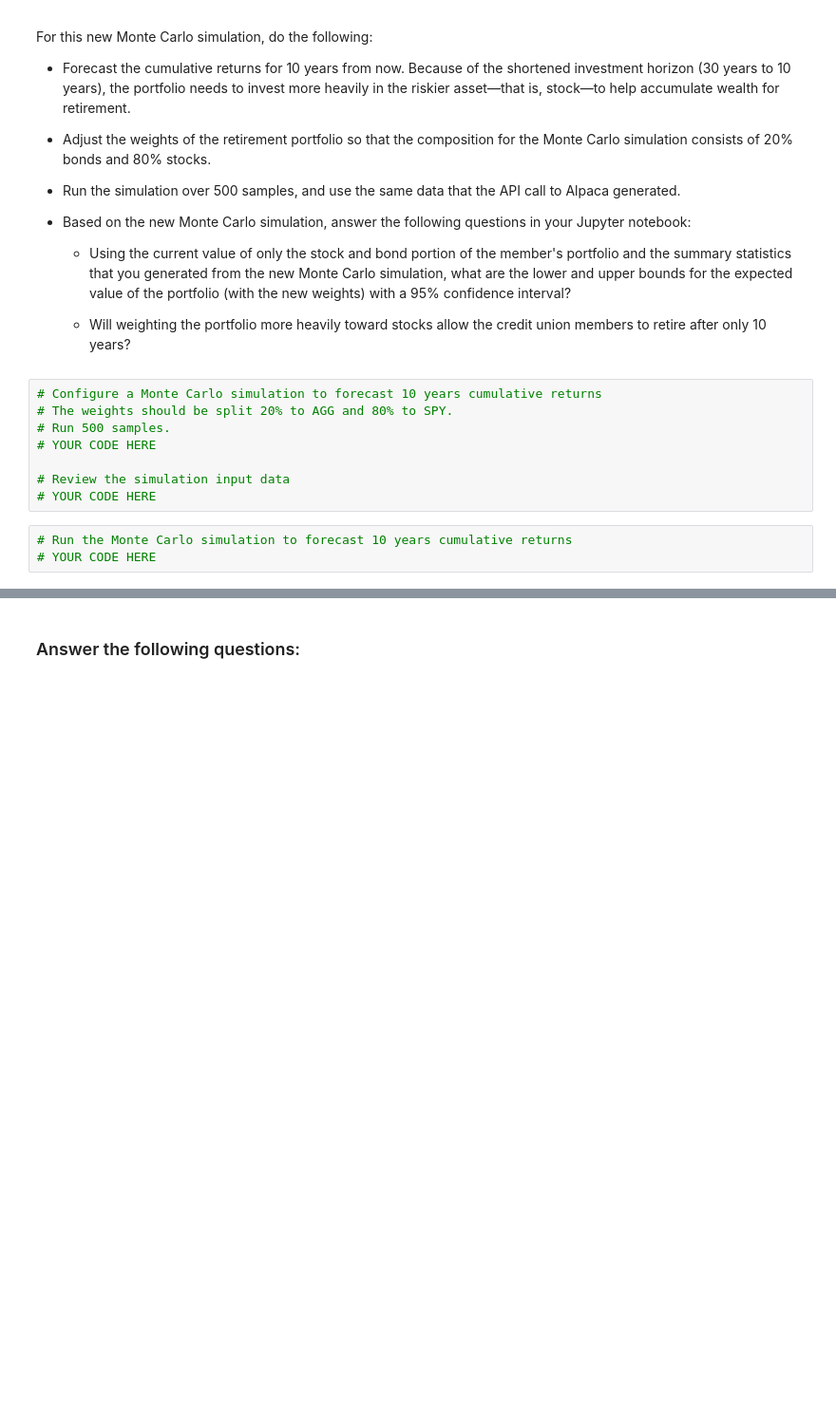
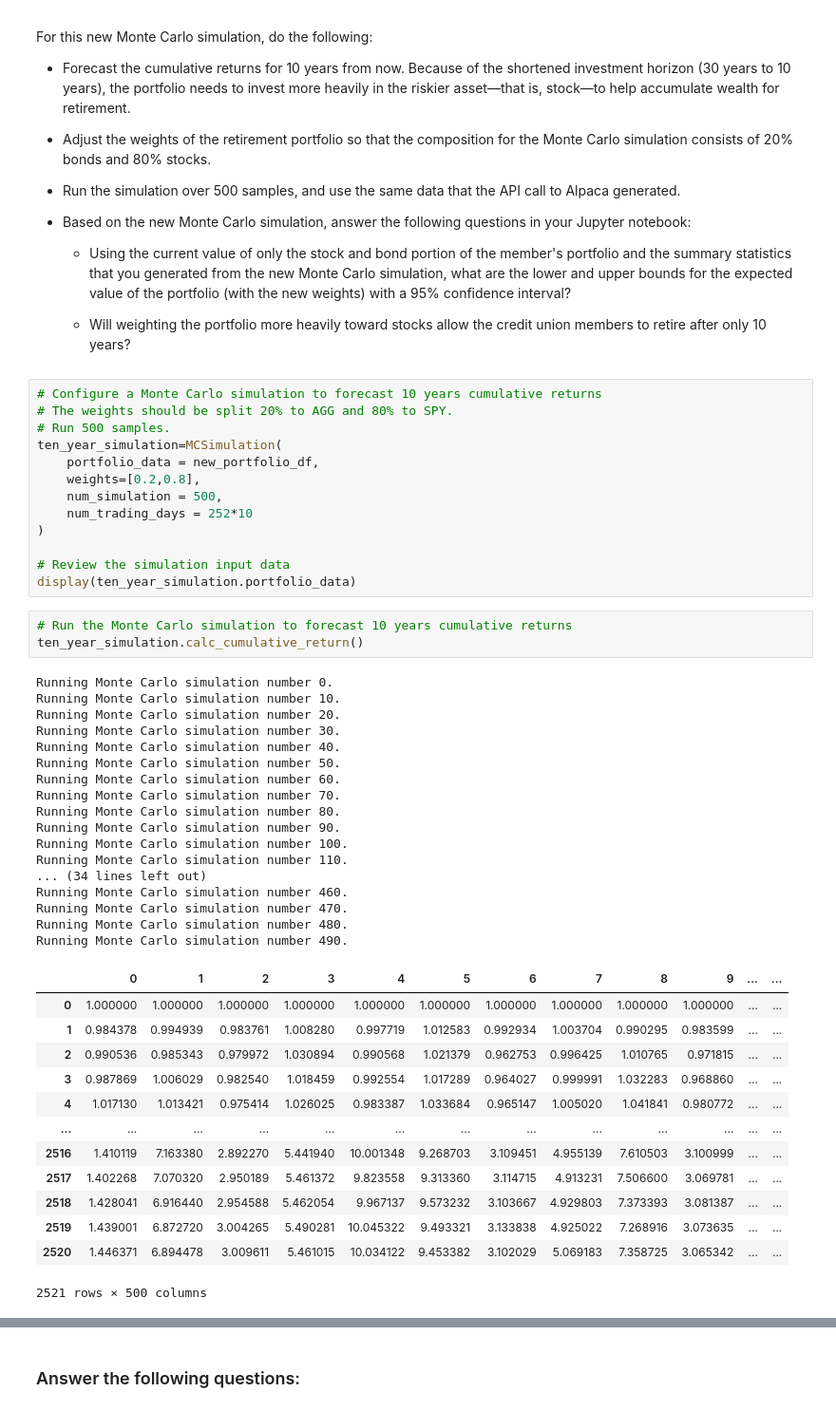
Before and after one commit to druchkamgar/Challenge_5, a Jupyter notebook: Starter_Code/financial_planning_tools.ipynb, the cells around one changed output, grey strips where cells are left out. Shown: that part at 95% size. Saved outputs shown, nothing was run; the diff lists cells and outputs as text; blank space fills up the shorter version.

```diff
--- a/Starter_Code/financial_planning_tools.ipynb
+++ b/Starter_Code/financial_planning_tools.ipynb
@@ -502,13 +536,49 @@ For this new Monte Carlo simulation, do the following:
 # Configure a Monte Carlo simulation to forecast 10 years cumulative returns
 # The weights should be split 20% to AGG and 80% to SPY.
 # Run 500 samples.
-# YOUR CODE HERE
+ten_year_simulation=MCSimulation(
+    portfolio_data = new_portfolio_df,
+    weights=[0.2,0.8],
+    num_simulation = 500,
+    num_trading_days = 252*10
+)
 
 # Review the simulation input data
-# YOUR CODE HERE
+display(ten_year_simulation.portfolio_data)
 # %%
 # Run the Monte Carlo simulation to forecast 10 years cumulative returns
-# YOUR CODE HERE
+ten_year_simulation.calc_cumulative_return()
+# %% [output]
+Running Monte Carlo simulation number 0.
+Running Monte Carlo simulation number 10.
+Running Monte Carlo simulation number 20.
+Running Monte Carlo simulation number 30.
+Running Monte Carlo simulation number 40.
+Running Monte Carlo simulation number 50.
+Running Monte Carlo simulation number 60.
+Running Monte Carlo simulation number 70.
+Running Monte Carlo simulation number 80.
+Running Monte Carlo simulation number 90.
+Running Monte Carlo simulation number 100.
+Running Monte Carlo simulation number 110.
+... (34 lines left out)
+Running Monte Carlo simulation number 460.
+Running Monte Carlo simulation number 470.
+Running Monte Carlo simulation number 480.
+Running Monte Carlo simulation number 490.
+|  | 0 | 1 | 2 | 3 | 4 | 5 | 6 | 7 | 8 | 9 | ... | ... |
+| 0 | 1.000000 | 1.000000 | 1.000000 | 1.000000 | 1.000000 | 1.000000 | 1.000000 | 1.000000 | 1.000000 | 1.000000 | ... | ... |
+| 1 | 0.984378 | 0.994939 | 0.983761 | 1.008280 | 0.997719 | 1.012583 | 0.992934 | 1.003704 | 0.990295 | 0.983599 | ... | ... |
+| 2 | 0.990536 | 0.985343 | 0.979972 | 1.030894 | 0.990568 | 1.021379 | 0.962753 | 0.996425 | 1.010765 | 0.971815 | ... | ... |
+| 3 | 0.987869 | 1.006029 | 0.982540 | 1.018459 | 0.992554 | 1.017289 | 0.964027 | 0.999991 | 1.032283 | 0.968860 | ... | ... |
+| 4 | 1.017130 | 1.013421 | 0.975414 | 1.026025 | 0.983387 | 1.033684 | 0.965147 | 1.005020 | 1.041841 | 0.980772 | ... | ... |
+| ... | ... | ... | ... | ... | ... | ... | ... | ... | ... | ... | ... | ... |
+| 2516 | 1.410119 | 7.163380 | 2.892270 | 5.441940 | 10.001348 | 9.268703 | 3.109451 | 4.955139 | 7.610503 | 3.100999 | ... | ... |
+| 2517 | 1.402268 | 7.070320 | 2.950189 | 5.461372 | 9.823558 | 9.313360 | 3.114715 | 4.913231 | 7.506600 | 3.069781 | ... | ... |
+| 2518 | 1.428041 | 6.916440 | 2.954588 | 5.462054 | 9.967137 | 9.573232 | 3.103667 | 4.929803 | 7.373393 | 3.081387 | ... | ... |
+| 2519 | 1.439001 | 6.872720 | 3.004265 | 5.490281 | 10.045322 | 9.493321 | 3.133838 | 4.925022 | 7.268916 | 3.073635 | ... | ... |
+| 2520 | 1.446371 | 6.894478 | 3.009611 | 5.461015 | 10.034122 | 9.453382 | 3.102029 | 5.069183 | 7.358725 | 3.065342 | ... | ... |
+2521 rows × 500 columns
 # %%
 # Visualize the 10-year Monte Carlo simulation by creating an
 # overlay line plot
```
Also changed, not shown: parts of 17 cells of this notebook.
